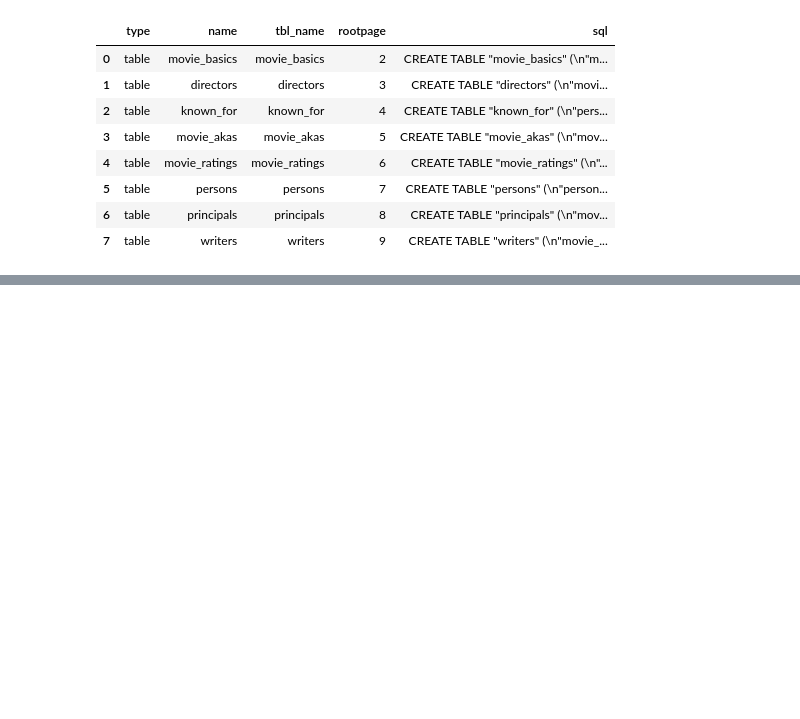
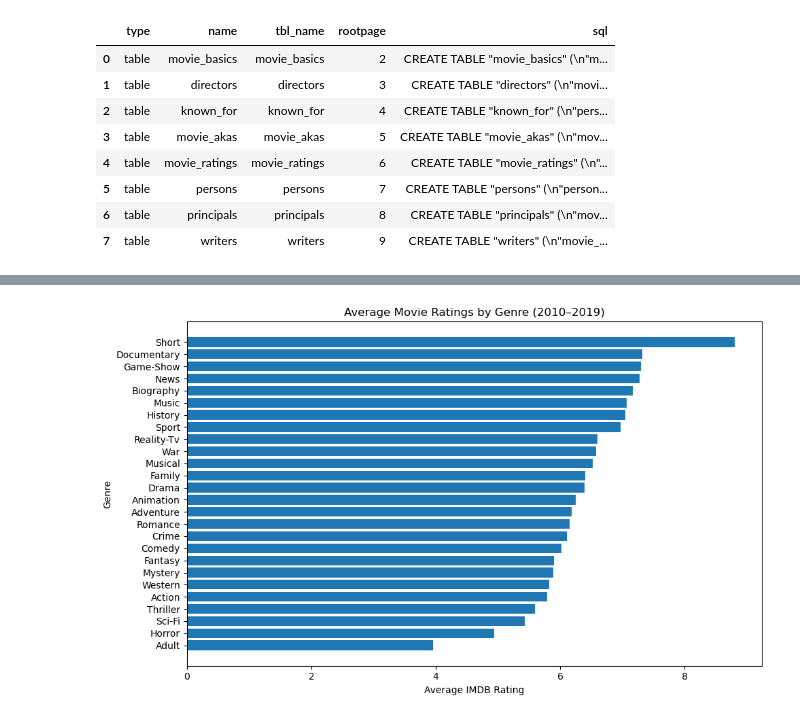
Before and after one commit to Uzmafaheem/Guided-SQL-Series, a Jupyter notebook: lab8.ipynb, the cells around one changed output, grey strips where cells are left out. Cells and saved outputs as stored; diff of their text form; code cells hidden in the pictures; blank space fills up the shorter version.

```diff
--- a/lab8.ipynb
+++ b/lab8.ipynb
@@ -553,0 +702,15 @@ None
+# %%
+outliers_runtime = movies_nonnull[
+    (movies_nonnull["runtime_minutes"] < 5) | (movies_nonnull["runtime_minutes"] > 300)
+][["movie_id", "primary_title", "runtime_minutes", "start_year"]]
+
+movies_ratings = pd.merge(movies_nonnull, ratings_nonnull, on="movie_id", how="inner")
+
+outliers_ratings = movies_ratings[
+    (movies_ratings["averagerating"] < 1) | (movies_ratings["averagerating"] > 10)
+][["movie_id", "primary_title", "averagerating", "numvotes", "start_year"]]
+
+print("Runtime outliers:", len(outliers_runtime))
+print("Ratings outliers:", len(outliers_ratings))
+
+outliers_runtime.head(10)
@@ -553,0 +731,15 @@ None
+# %%
+mr = movies_ratings.copy()
+mr = mr.assign(genre=mr["genres"].str.split(','))
+mr = mr.explode("genre")
+mr["genre"] = mr["genre"].str.strip().str.title()
+mr = mr.dropna(subset=["genre"])
+
+avg_rating_by_genre = (
+    mr.groupby("genre")["averagerating"]
+    .mean()
+    .reset_index()
+    .sort_values("averagerating", ascending=False)
+)
+
+avg_rating_by_genre.head(10)
@@ -553,0 +758,13 @@ None
+# %%
+
+plt.figure(figsize=(10, 6))
+plt.barh(avg_rating_by_genre["genre"], avg_rating_by_genre["averagerating"])
+plt.xlabel("Average IMDB Rating")
+plt.ylabel("Genre")
+plt.title("Average Movie Ratings by Genre (2010–2019)")
+plt.gca().invert_yaxis()
+plt.tight_layout()
+plt.savefig("avg_rating_by_genre.png", dpi=200, bbox_inches="tight")
+plt.show()
+# %% [output]
+[figure, added]
```
Also changed, not shown: parts of 14 cells of this notebook.
